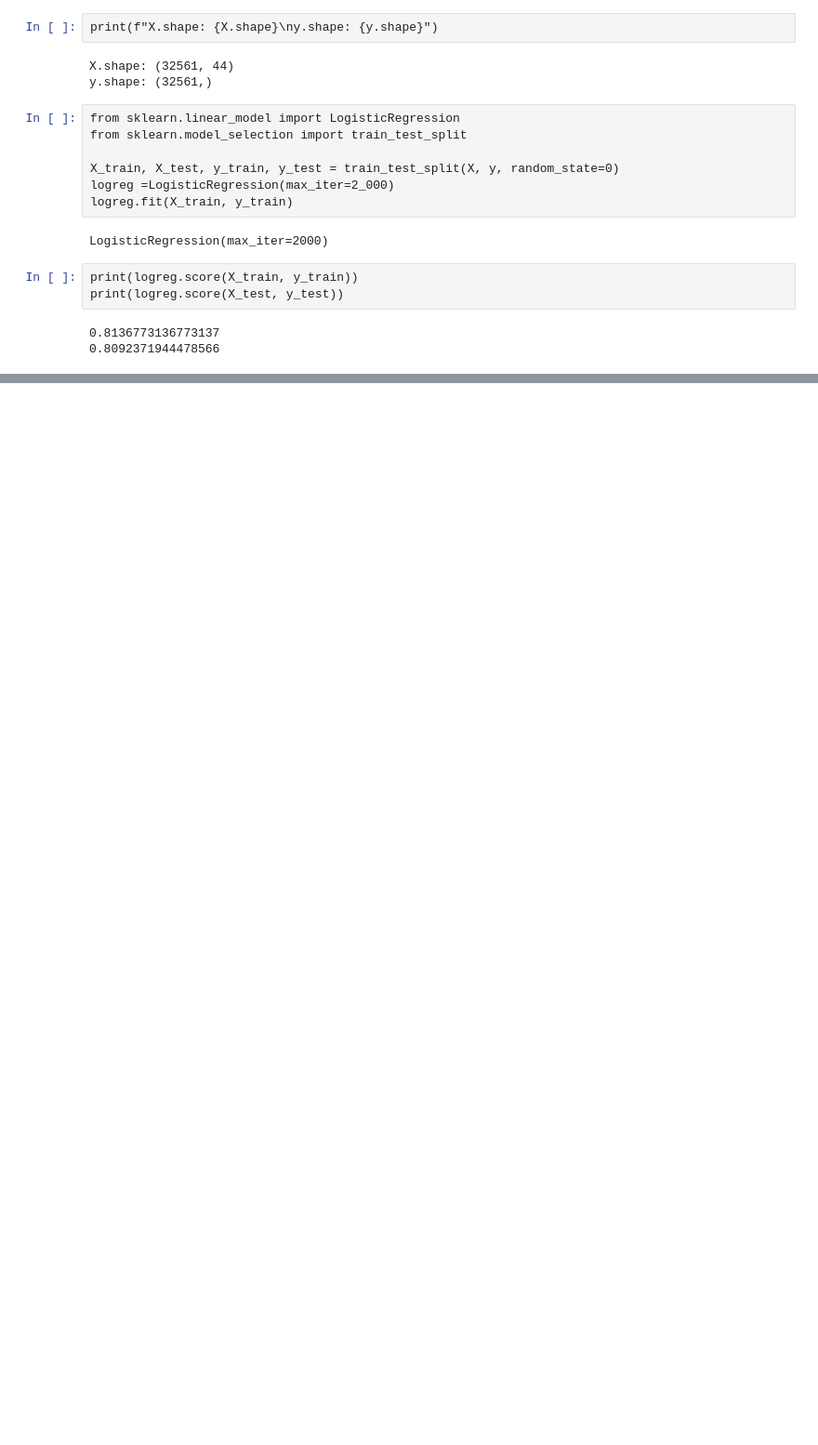
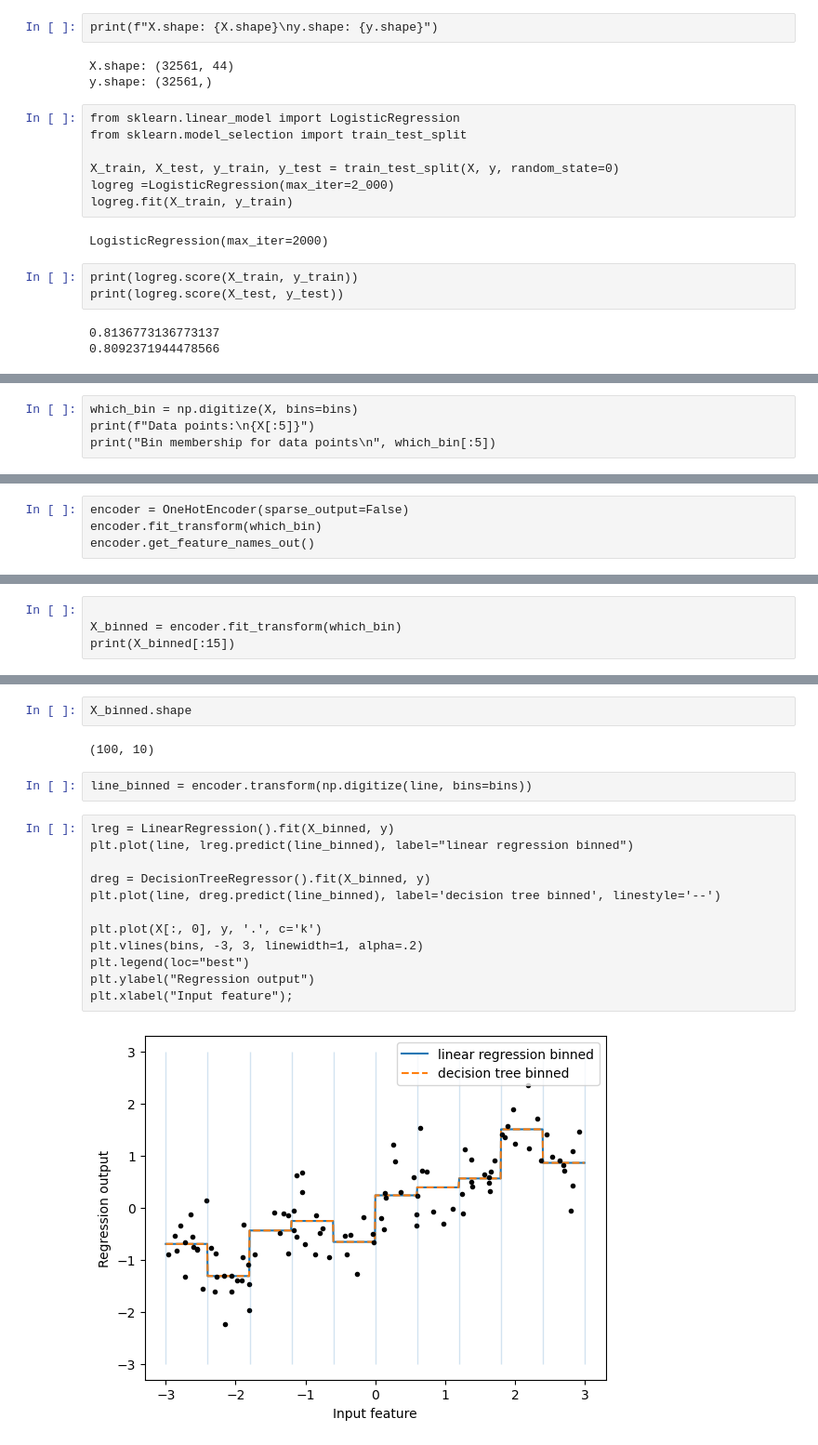
Before and after one commit to jim-franklin/intro_to_ml_with_python, a Jupyter notebook: Chapter_4/Chapter_4.ipynb, the cells around one changed output, grey strips where cells are left out. Shown: that part at 93% size. Drawn from its saved outputs; the diff is of its cells as text; blank space fills up the shorter version.

```diff
--- a/Chapter_4/Chapter_4.ipynb
+++ b/Chapter_4/Chapter_4.ipynb
@@ -139,0 +225,4 @@ print(logreg.score(X_test, y_test))
+# %%
+which_bin = np.digitize(X, bins=bins)
+print(f"Data points:\n{X[:5]}")
+print("Bin membership for data points\n", which_bin[:5])
@@ -139,0 +242,4 @@ print(logreg.score(X_test, y_test))
+# %%
+encoder = OneHotEncoder(sparse_output=False)
+encoder.fit_transform(which_bin)
+encoder.get_feature_names_out()
@@ -139,0 +249,4 @@ print(logreg.score(X_test, y_test))
+# %%
+
+X_binned = encoder.fit_transform(which_bin)
+print(X_binned[:15])
@@ -139,0 +269,20 @@ print(logreg.score(X_test, y_test))
+# %%
+X_binned.shape
+# %% [output]
+(100, 10)
+# %%
+line_binned = encoder.transform(np.digitize(line, bins=bins))
+# %%
+lreg = LinearRegression().fit(X_binned, y)
+plt.plot(line, lreg.predict(line_binned), label="linear regression binned")
+
+dreg = DecisionTreeRegressor().fit(X_binned, y)
+plt.plot(line, dreg.predict(line_binned), label='decision tree binned', linestyle='--')
+
+plt.plot(X[:, 0], y, '.', c='k')
+plt.vlines(bins, -3, 3, linewidth=1, alpha=.2)
+plt.legend(loc="best")
+plt.ylabel("Regression output")
+plt.xlabel("Input feature");
+# %% [output]
+[figure, added]
```
Also changed, not shown: parts of 11 cells of this notebook.
